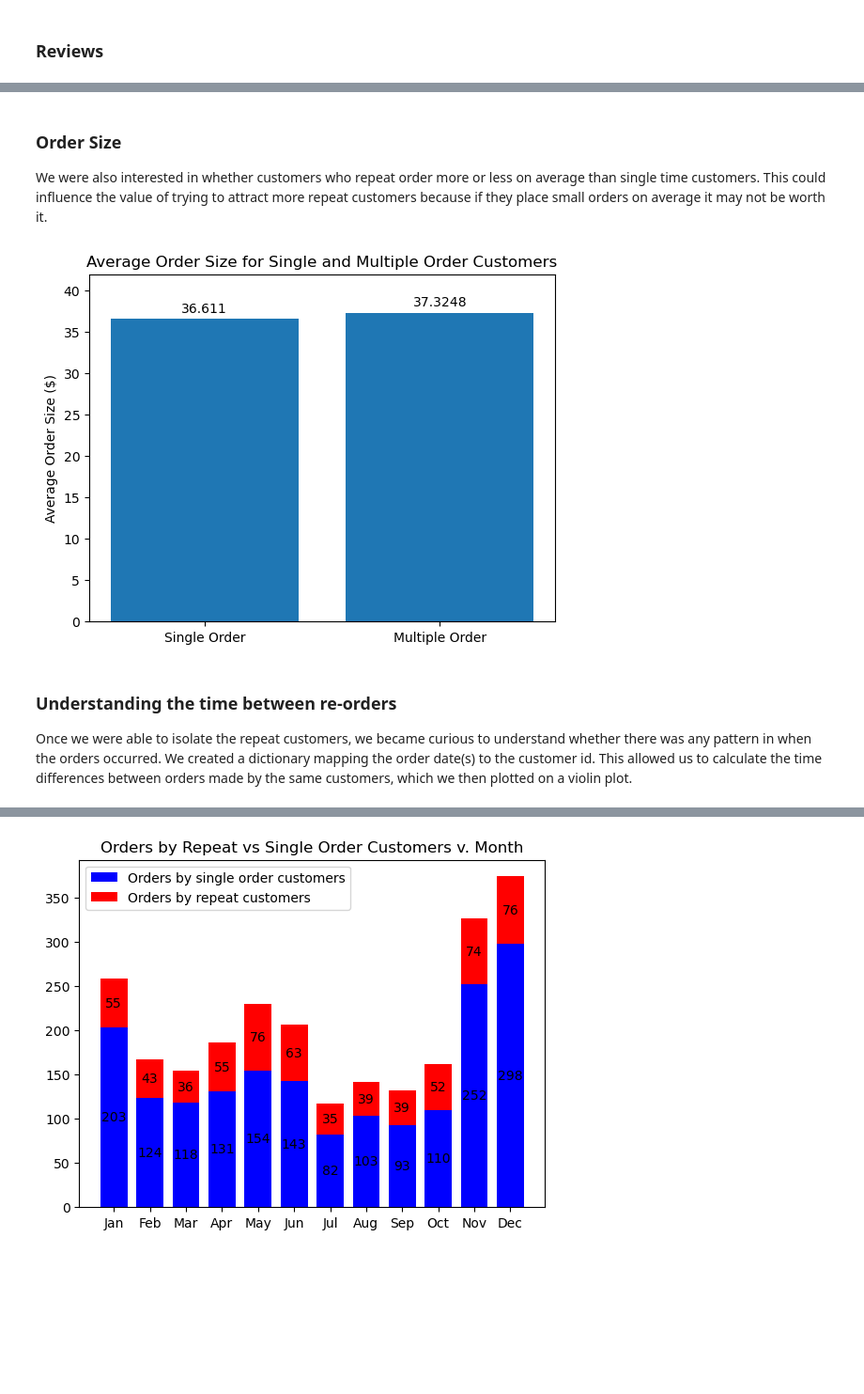
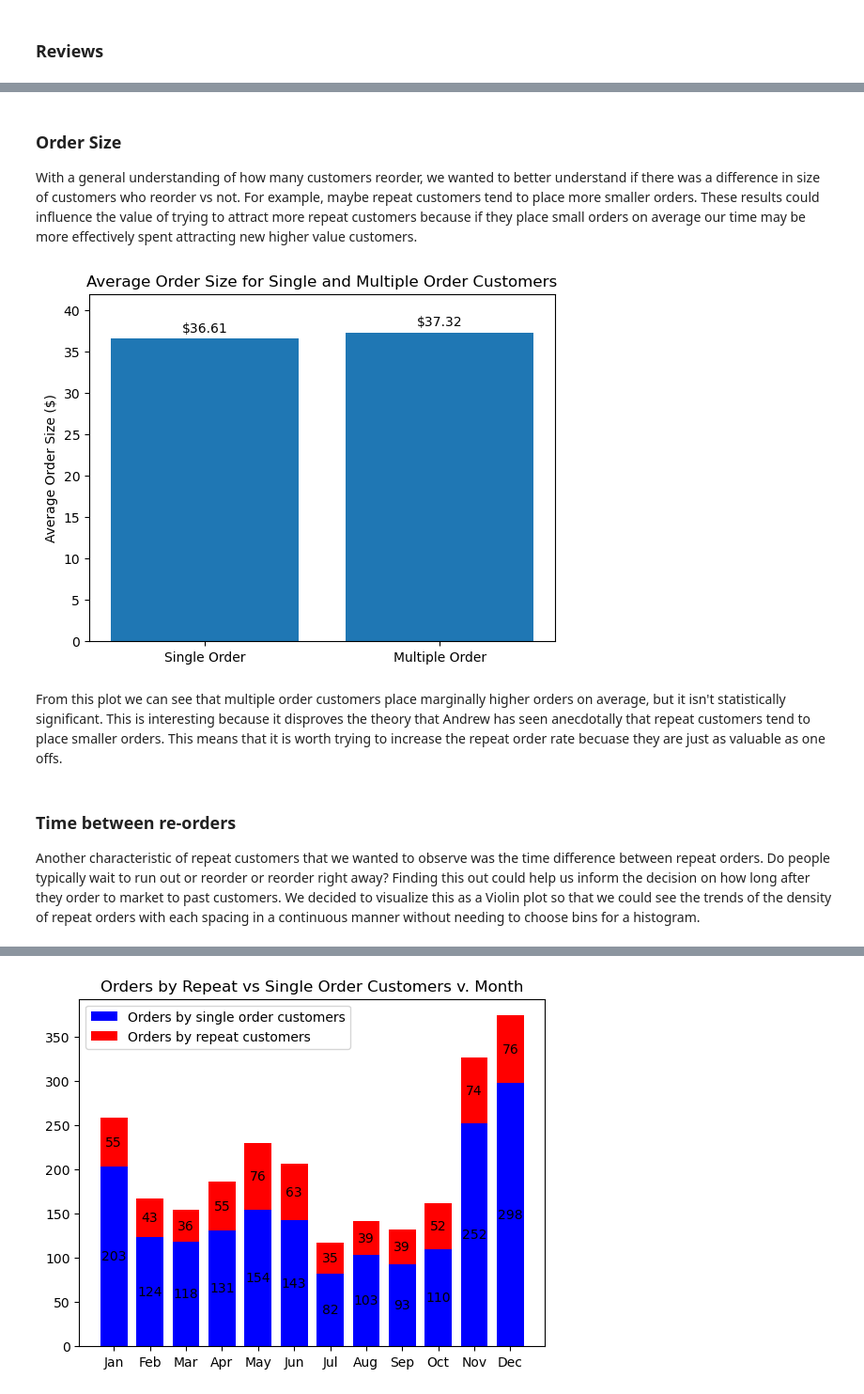
Before and after one commit to olincollege/repeat-order-analysis, a Jupyter notebook: Essay.ipynb, the cells around one changed output, grey strips where cells are left out. Shown at 94% size. Drawn from its saved outputs; the diff is of its cells as text; code cells hidden in the pictures; blank space fills up the shorter version.

```diff
--- a/Essay.ipynb
+++ b/Essay.ipynb
@@ -255,27 +253,29 @@ plt.show()
 # %% [markdown]
 ### Order Size
 
-We were also interested in whether customers who repeat order more or less on average than single time customers. This could influence the value of trying to attract more repeat customers because if they place small orders on average it may not be worth it.
+With a general understanding of how many customers reorder, we wanted to better understand if there was a difference in size of customers who reorder vs not. For example, maybe repeat customers tend to place more smaller orders. These results could influence the value of trying to attract more repeat customers because if they place small orders on average our time may be more effectively spent attracting new higher value customers.
 # %%
 fig, ax = plt.subplots()
 
 labels = ["Single Order", "Multiple Order"]
 amounts = [single_order_value, multiple_order_value]
 
 bars = ax.bar(range(len(labels)), amounts, align='center')
 ax.set_xticks(range(len(labels)), labels=labels)
-ax.bar_label(bars, padding=3, label_type='edge')
+ax.bar_label(bars, padding=3, label_type='edge', fmt='$%.2f')
 ax.set_ylabel('Average Order Size ($)')
 ax.set_title('Average Order Size for Single and Multiple Order Customers')
 ax.set_ylim(0, 42)
 
 plt.show()
 # %% [output]
-[figure, old version]
+[figure, new version]
-# %% [markdown]
-### Understanding the time between re-orders
-
-Once we were able to isolate the repeat customers, we became curious to understand whether there was any pattern in when the orders occurred. We created a dictionary mapping the order date(s) to the customer id. This allowed us to calculate the time differences between orders made by the same customers, which we then plotted on a violin plot.
+# %% [markdown]
+From this plot we can see that multiple order customers place marginally higher orders on average, but it isn't statistically significant. This is interesting because it disproves the theory that Andrew has seen anecdotally that repeat customers tend to place smaller orders. This means that it is worth trying to increase the repeat order rate becuase they are just as valuable as one offs.
+# %% [markdown]
+### Time between re-orders
+
+Another characteristic of repeat customers that we wanted to observe was the time difference between repeat orders. Do people typically wait to run out or reorder or reorder right away? Finding this out could help us inform the decision on how long after they order to market to past customers. We decided to visualize this as a Violin plot so that we could see the trends of the density of repeat orders with each spacing in a continuous manner without needing to choose bins for a histogram.
 # %%
 plt.violinplot(years, showmeans=False, showmedians=False,showextrema=False)
 plt.ylabel('Years')
```
Also changed, not shown: parts of 11 cells of this notebook.
